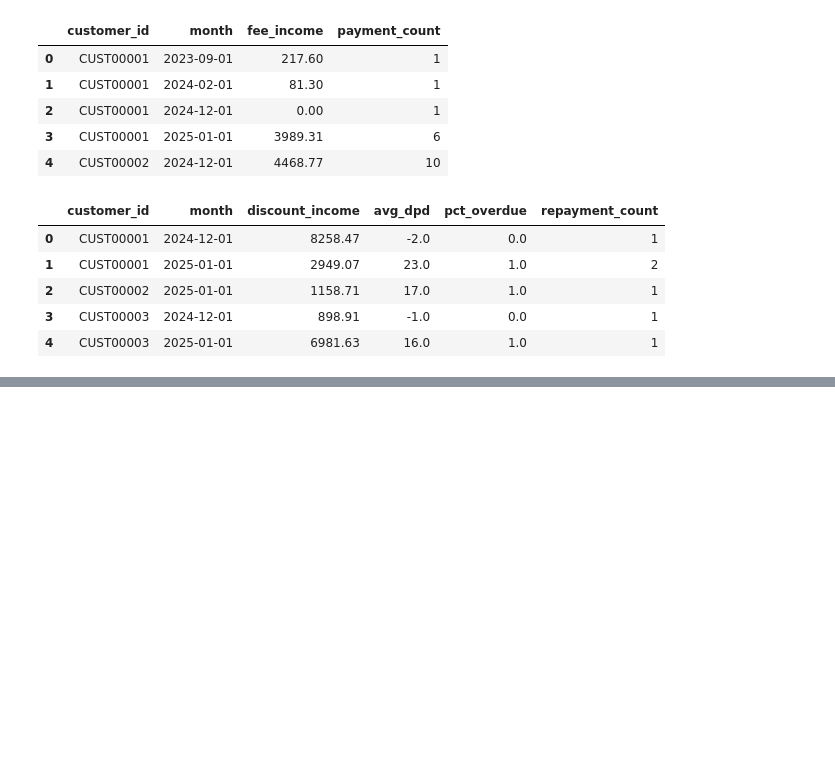
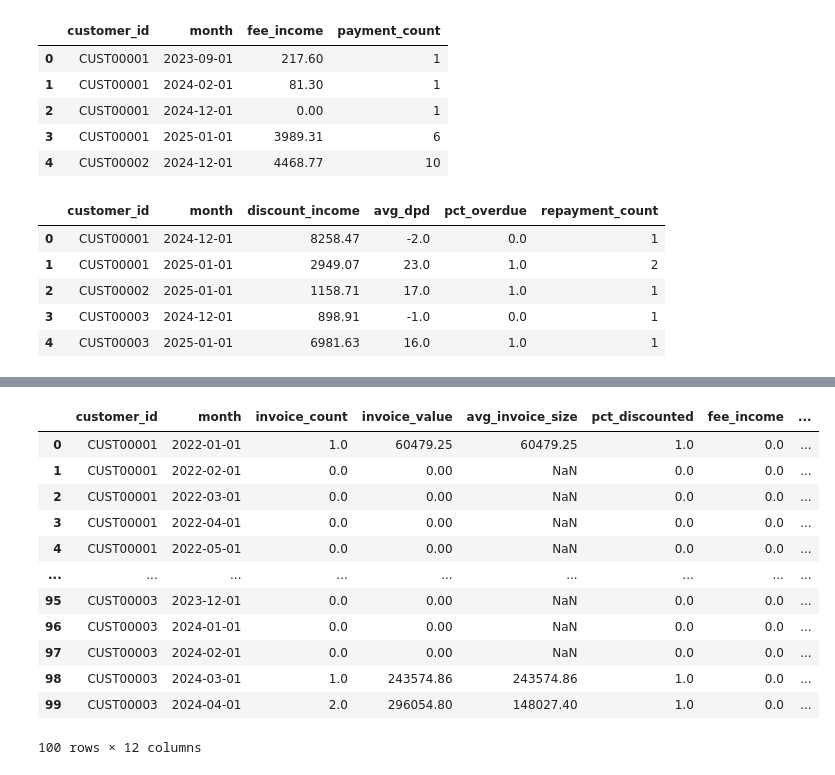
Before and after one commit to Bibhuti-MLAI/Time-Series-Forcasting, a Jupyter notebook: Revenue_Forcasting.ipynb, the cells around one changed output, grey strips where cells are left out. Saved outputs shown, nothing was run; the diff lists cells and outputs as text; code cells hidden in the pictures; blank space fills up the shorter version.

```diff
--- a/Revenue_Forcasting.ipynb
+++ b/Revenue_Forcasting.ipynb
@@ -377,3 +377,12 @@ repayment_monthly.head()
 | 2 | CUST00002 | 2025-01-01 | 1158.71 | 17.0 | 1.0 | 1 |
 | 3 | CUST00003 | 2024-12-01 | 898.91 | -1.0 | 0.0 | 1 |
 | 4 | CUST00003 | 2025-01-01 | 6981.63 | 16.0 | 1.0 | 1 |
+# %%
+#Build the full customer * month grid, so "no activity" becomes an explicit 0
+#insted of missing row
+
+all_months = pd.date_range (invoice["month"].min(),invoice["month"].max(),freq="MS")
+panel = pd.MultiIndex.from_product(
+    [customer["customer_id"].unique(), all_months], names=["customer_id","month"]
+).to_frame(index=False)
+panel.head()
@@ -379,0 +396,23 @@ repayment_monthly.head()
+# %%
+panel = panel.merge(invoice_monthly,on = ["customer_id" , "month"], how ="left")
+panel = panel.merge(payment_monthly, on=["customer_id", "month"], how="left")
+panel = panel.merge(repayment_monthly, on=["customer_id", "month"], how="left")
+
+zero_fill_cols = ["invoice_count", "invoice_value", "fee_income", "payment_count",
+                   "discount_income", "repayment_count", "pct_discounted", "pct_overdue"]
+panel[zero_fill_cols] = panel[zero_fill_cols].fillna(0)
+panel.head(100)
+# %% [output]
+|  | customer_id | month | invoice_count | invoice_value | avg_invoice_size | pct_discounted | fee_income | ... |
+| 0 | CUST00001 | 2022-01-01 | 1.0 | 60479.25 | 60479.25 | 1.0 | 0.0 | ... |
+| 1 | CUST00001 | 2022-02-01 | 0.0 | 0.00 | NaN | 0.0 | 0.0 | ... |
+| 2 | CUST00001 | 2022-03-01 | 0.0 | 0.00 | NaN | 0.0 | 0.0 | ... |
+| 3 | CUST00001 | 2022-04-01 | 0.0 | 0.00 | NaN | 0.0 | 0.0 | ... |
+| 4 | CUST00001 | 2022-05-01 | 0.0 | 0.00 | NaN | 0.0 | 0.0 | ... |
+| ... | ... | ... | ... | ... | ... | ... | ... | ... |
+| 95 | CUST00003 | 2023-12-01 | 0.0 | 0.00 | NaN | 0.0 | 0.0 | ... |
+| 96 | CUST00003 | 2024-01-01 | 0.0 | 0.00 | NaN | 0.0 | 0.0 | ... |
+| 97 | CUST00003 | 2024-02-01 | 0.0 | 0.00 | NaN | 0.0 | 0.0 | ... |
+| 98 | CUST00003 | 2024-03-01 | 1.0 | 243574.86 | 243574.86 | 1.0 | 0.0 | ... |
+| 99 | CUST00003 | 2024-04-01 | 2.0 | 296054.80 | 148027.40 | 1.0 | 0.0 | ... |
+100 rows × 12 columns
```
Also changed, not shown: parts of 2 cells of this notebook.
